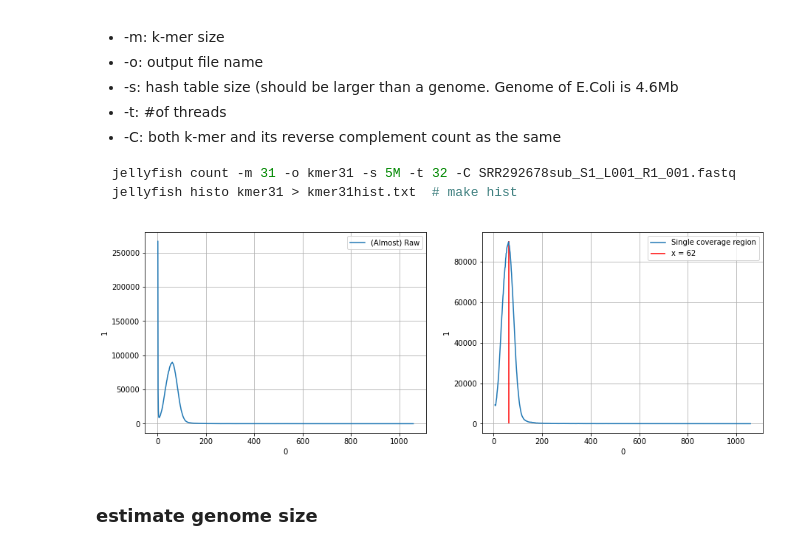
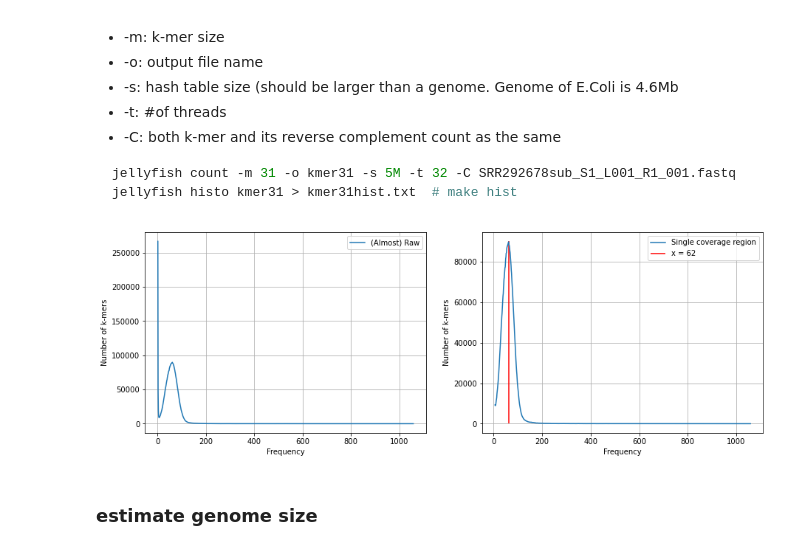
Before and after one commit to iam28th/BI-alg-bioinformatics, a Jupyter notebook: Project3/LabJournal.ipynb, the cells around one changed output. Saved outputs shown, nothing was run; the diff lists cells and outputs as text; code cells hidden in the pictures.

```diff
--- a/Project3/LabJournal.ipynb
+++ b/Project3/LabJournal.ipynb
@@ -50,20 +48,22 @@ jellyfish histo kmer31 > kmer31hist.txt  # make hist
 # %%
 df = pd.read_csv('Data/kmer31hist.txt', sep=' ', header=None)
 
 fig, axes = plt.subplots(1, 2, figsize=(15, 5))
 
 actual = df[:][5:]
 sns.lineplot(x=df[0][1:], y=df[1][1:], ax=axes[0], label='(Almost) Raw')
 sns.lineplot(x=actual[0], y=actual[1], ax=axes[1], label='Single coverage region')
 for ax in axes:
     ax.xaxis.grid()
     ax.yaxis.grid()
+    ax.set_xlabel('Frequency')
+    ax.set_ylabel('Number of k-mers')
 
 max_x = actual[0][np.argmax(actual[1])+5]
 axes[1].vlines(max_x, 0, 90000, color='Red', label='x = ' + str(max_x))
 plt.legend();
 # %% [output]
-[figure, old version]
+[figure, new version]
 # %% [markdown]
 ### estimate genome size
 # %% [markdown]
```
Also changed, not shown: parts of 3 cells of this notebook.
